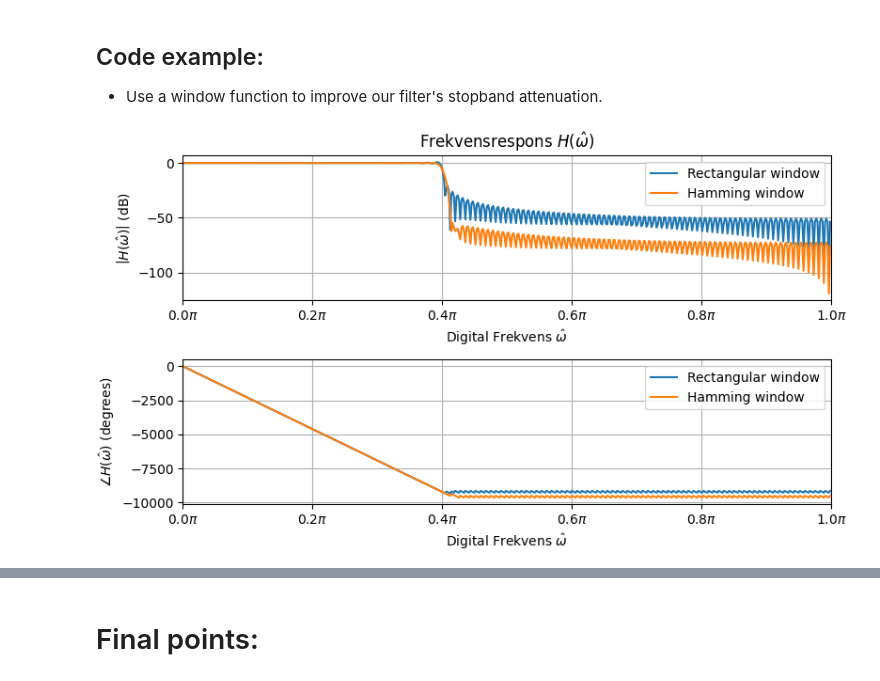
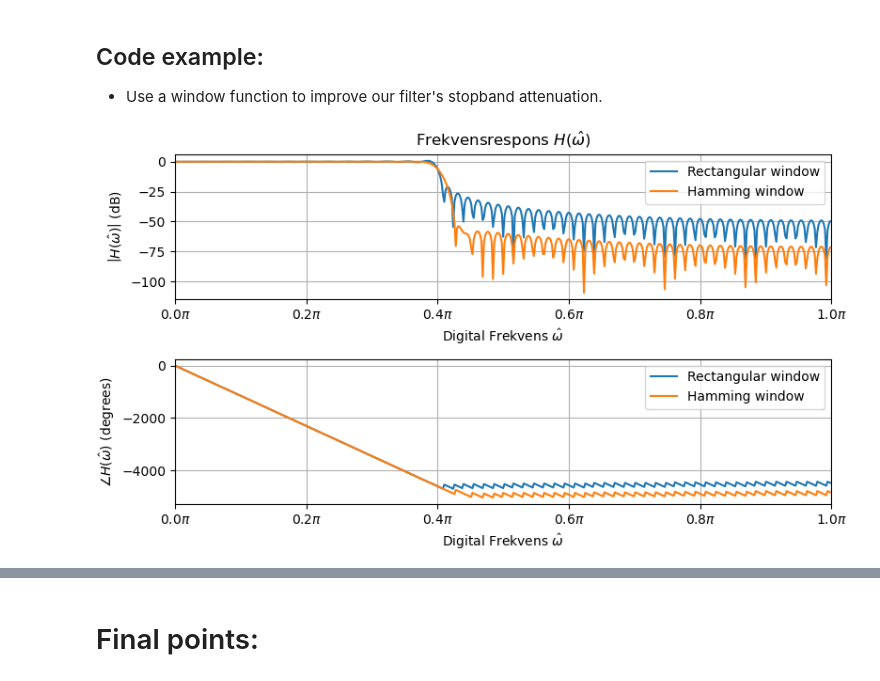
Before and after one commit to kaierih/AIS2201-Lecture_Notes, a Jupyter notebook: digital_filters/lowpass_design.ipynb, the cells around one changed output, grey strips where cells are left out. Saved outputs shown, nothing was run; the diff lists cells and outputs as text; code cells hidden in the pictures.

```diff
--- a/digital_filters/lowpass_design.ipynb
+++ b/digital_filters/lowpass_design.ipynb
@@ -283,18 +290,18 @@ $$w[n] = 0.54 - 0.46 \cdot \cos\left(\frac{2\pi \cdot n}{M}\right)$$
 ## Code example:
 * Use a window function to improve our filter's stopband attenuation.
 # %%
-M = 257
+M = 129
 
 n = np.arange(M)
 w_c = 0.4*pi
 
 hn_rect = w_c/pi*np.sinc(w_c/pi*(n-(M-1)/2))
 hn_hamming = hn_rect * sig.windows.hamming(M)
 
 displayFrequencyResponse(hn_rect, num=3, label="Rectangular window")
 displayFrequencyResponse(hn_hamming, num=3, label="Hamming window", new_figure=False)
 # %% [output]
-[figure, old version]
+[figure, new version]
 # %% [markdown]
 # Window lowpass design method summarized
 <img src="figures/Slide11.PNG" style="width: 90%; margin-left: 50px" />
```
Also changed, not shown: parts of 5 cells of this notebook, 4 other files.
